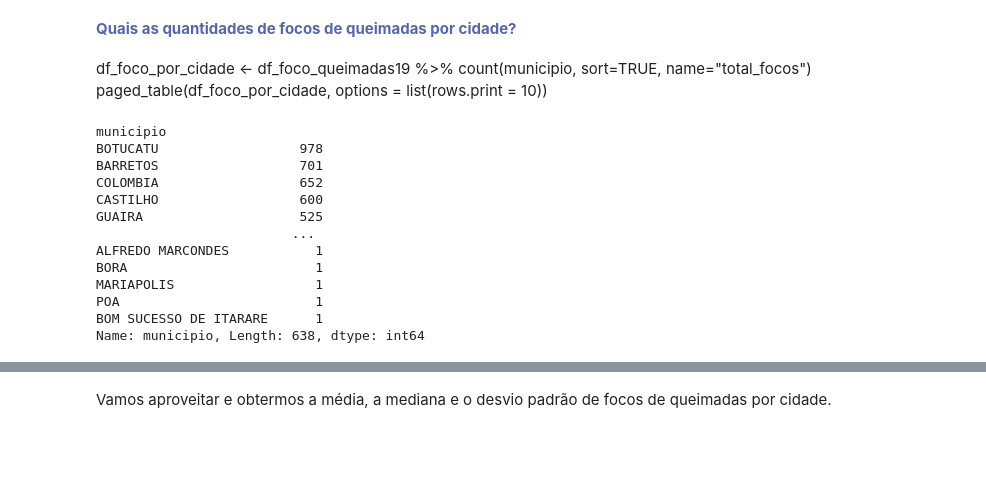
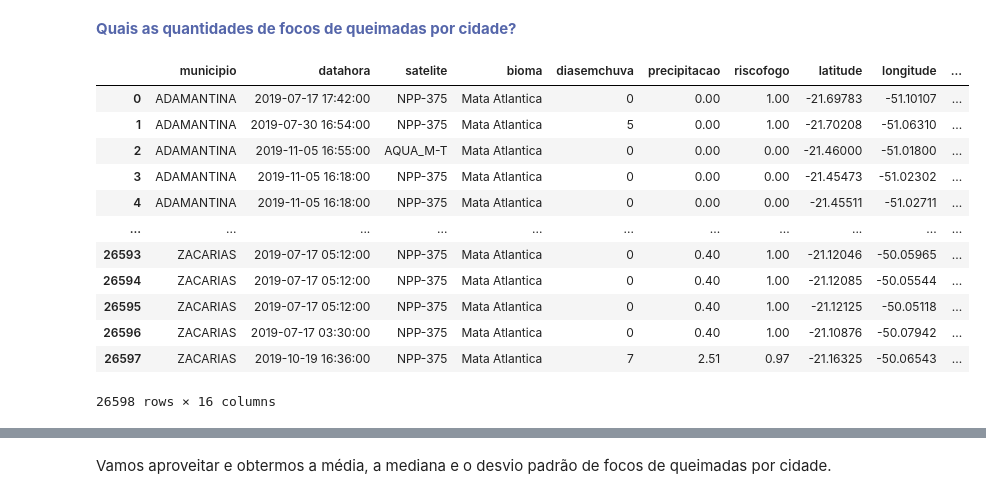
Before and after one commit to heavyrick/datascience, a Jupyter notebook: analises/focos_queimadas_sp/focos_queimadas_sp_2019.ipynb, the cells around one changed output, grey strips where cells are left out. Cells and saved outputs as stored; diff of their text form; code cells hidden in the pictures; blank space fills up the shorter version.

```diff
--- a/analises/focos_queimadas_sp/focos_queimadas_sp_2019.ipynb
+++ b/analises/focos_queimadas_sp/focos_queimadas_sp_2019.ipynb
@@ -218,23 +218,21 @@ Digamos que na sua cidade tenha tido um alto número de focos, mas isso não que
 <b style='color:#5566aa'>
 Quais as quantidades de focos de queimadas por cidade?
 </b>
-# %% [markdown]
-df_foco_por_cidade <- df_foco_queimadas19 %>% count(municipio, sort=TRUE, name="total_focos")
-paged_table(df_foco_por_cidade, options = list(rows.print = 10))
 # %%
-df_focos_cidade = df.groupby(['municipio'])['municipio'].count().sort_values(ascending=False)
-df_focos_cidade
+df.groupby(['municipio']).value_counts().reset_index()
+#df_focos_cidade = df.groupby(['municipio']).value_counts().sort_values(ascending=False)
+#df_focos_cidade.reset_index()
 # %% [output]
+|  | municipio | datahora | satelite | bioma | diasemchuva | precipitacao | riscofogo | latitude | longitude | ... |
+| 0 | ADAMANTINA | 2019-07-17 17:42:00 | NPP-375 | Mata Atlantica | 0 | 0.00 | 1.00 | -21.69783 | -51.10107 | ... |
+| 1 | ADAMANTINA | 2019-07-30 16:54:00 | NPP-375 | Mata Atlantica | 5 | 0.00 | 1.00 | -21.70208 | -51.06310 | ... |
+| 2 | ADAMANTINA | 2019-11-05 16:55:00 | AQUA_M-T | Mata Atlantica | 0 | 0.00 | 0.00 | -21.46000 | -51.01800 | ... |
+| 3 | ADAMANTINA | 2019-11-05 16:18:00 | NPP-375 | Mata Atlantica | 0 | 0.00 | 0.00 | -21.45473 | -51.02302 | ... |
+| 4 | ADAMANTINA | 2019-11-05 16:18:00 | NPP-375 | Mata Atlantica | 0 | 0.00 | 0.00 | -21.45511 | -51.02711 | ... |
+| ... | ... | ... | ... | ... | ... | ... | ... | ... | ... | ... |
+| 26593 | ZACARIAS | 2019-07-17 05:12:00 | NPP-375 | Mata Atlantica | 0 | 0.40 | 1.00 | -21.12046 | -50.05965 | ... |
+| 26594 | ZACARIAS | 2019-07-17 05:12:00 | NPP-375 | Mata Atlantica | 0 | 0.40 | 1.00 | -21.12085 | -50.05544 | ... |
+| 26595 | ZACARIAS | 2019-07-17 05:12:00 | NPP-375 | Mata Atlantica | 0 | 0.40 | 1.00 | -21.12125 | -50.05118 | ... |
+| 26596 | ZACARIAS | 2019-07-17 03:30:00 | NPP-375 | Mata Atlantica | 0 | 0.40 | 1.00 | -21.10876 | -50.07942 | ... |
+| 26597 | ZACARIAS | 2019-10-19 16:36:00 | NPP-375 | Mata Atlantica | 7 | 2.51 | 0.97 | -21.16325 | -50.06543 | ... |
-municipio
-BOTUCATU                  978
-BARRETOS                  701
-COLOMBIA                  652
-CASTILHO                  600
-GUAIRA                    525
-                         ...
-ALFREDO MARCONDES           1
-BORA                        1
-MARIAPOLIS                  1
-POA                         1
-BOM SUCESSO DE ITARARE      1
-Name: municipio, Length: 638, dtype: int64
+26598 rows × 16 columns
```
Also changed, not shown: parts of 3 cells of this notebook, 2 other files.
